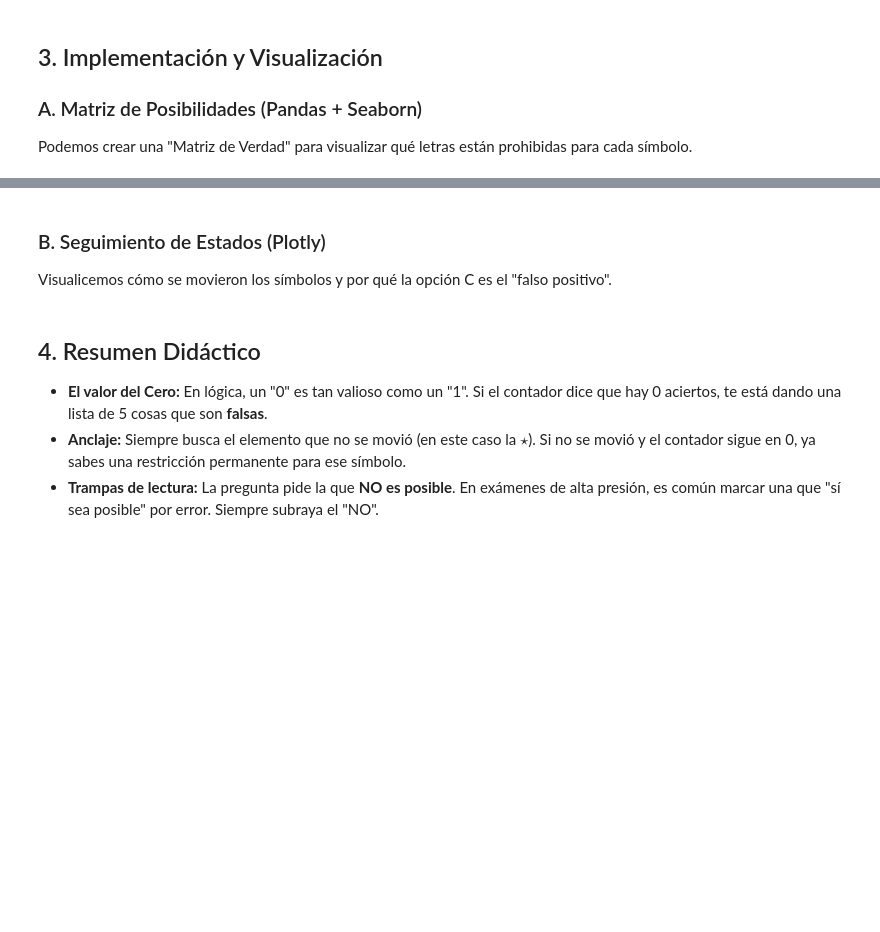
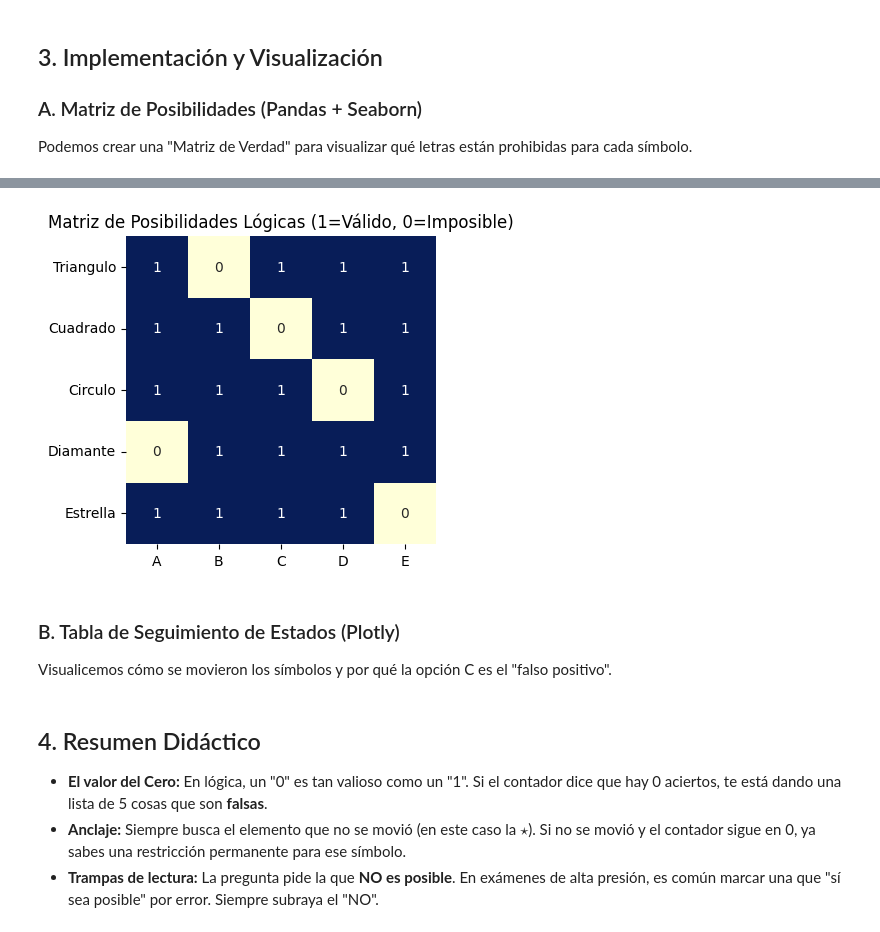
Before and after one commit to marco-canas/camino-udea, a Jupyter notebook: 3_lenguaje_proposicional/clase_01_diagnostico_y_analisis_del_lenguaje/clase1_lenguaje_proposicional.ipynb, the cells around one changed output, grey strips where cells are left out. Saved outputs shown, nothing was run; the diff lists cells and outputs as text; code cells hidden in the pictures; blank space fills up the shorter version.

```diff
--- a/3_lenguaje_proposicional/clase_01_diagnostico_y_analisis_del_lenguaje/clase1_lenguaje_proposicional.ipynb
+++ b/3_lenguaje_proposicional/clase_01_diagnostico_y_analisis_del_lenguaje/clase1_lenguaje_proposicional.ipynb
@@ -3954,5 +3964,15 @@ plt.show()
+# %%
+
+plt.figure(figsize=(4,4))
+sns.heatmap(df_logic, annot=True, cmap="YlGnBu", cbar=False)
+
+plt.title("Matriz de Posibilidades Lógicas (1=Válido, 0=Imposible)")
+plt.savefig(r"C:\Users\marco\Downloads\matriz_posibilidades_logicas.png")
+plt.show()
+# %% [output]
+[figure, added]
 # %% [markdown]
-### B. Seguimiento de Estados (Plotly)
+### B. Tabla de Seguimiento de Estados (Plotly)
 Visualicemos cómo se movieron los símbolos y por qué la opción C es el "falso positivo".
 # %%
 import plotly.graph_objects as go
```
Also changed, not shown: parts of 27 cells of this notebook.
